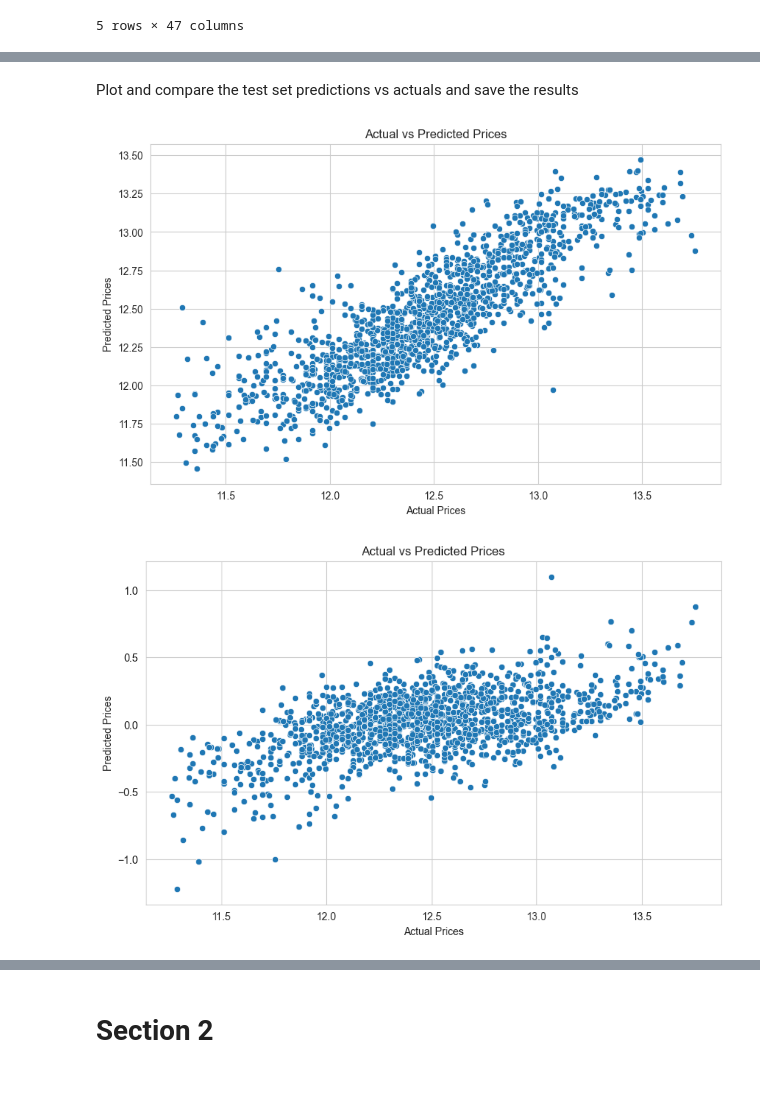
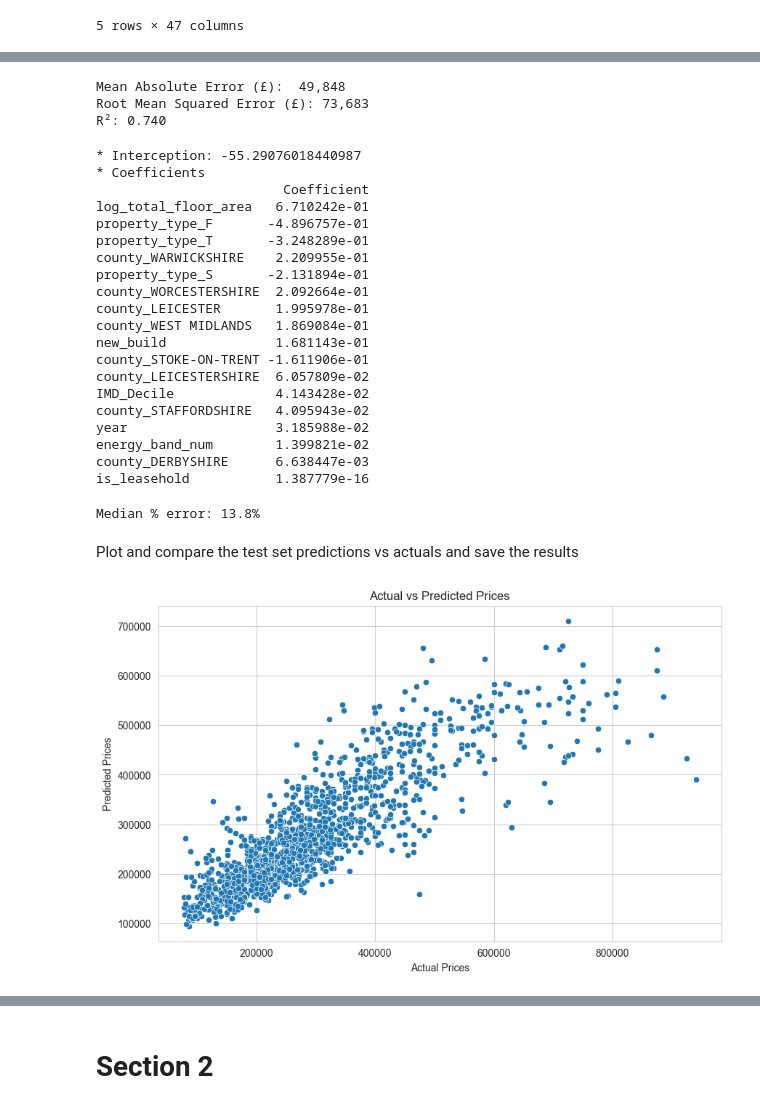
Before and after one commit to maleeper/Midlands_House_Prices, a Jupyter notebook: jupyter_notebooks/08 Predictive model.ipynb, the cells around one changed output, grey strips where cells are left out. Saved outputs shown, nothing was run; the diff lists cells and outputs as text; code cells hidden in the pictures.

Commit message:
model: running and evaluation

```diff
--- a/jupyter_notebooks/08 Predictive model.ipynb
+++ b/jupyter_notebooks/08 Predictive model.ipynb
@@ -188,13 +199,16 @@ y_test = test['log_price']
 from sklearn.linear_model import LinearRegression
 model = LinearRegression()
 model.fit(X_train, y_train)
+
 # Evaluate the model
 from sklearn.metrics import mean_absolute_error, mean_squared_error, r2_score
 y_pred = model.predict(X_test)
-mae = mean_absolute_error(y_test, y_pred)
-mse = mean_squared_error(y_test, y_pred)
+
+# Back-transform to pounds
+y_test_gbp = expm1(y_test)
+y_pred_gbp = expm1(y_pred)
+mae_gbp  = mean_absolute_error(y_test_gbp, y_pred_gbp)
+rmse_gbp = mean_squared_error(y_test_gbp, y_pred_gbp, squared=False)
+
 r2 = r2_score(y_test, y_pred)
-print(f'Mean Absolute Error: {mae}')
-print(f'Mean Squared Error: {mse}')
-print(f'R^2 Score: {r2}')
 # %% [output]
@@ -204,27 +218,59 @@ R^2 Score: 0.7403051767614249
+# %%
+print(f"Mean Absolute Error (£):  {mae_gbp:,.0f}")
+print(f"Root Mean Squared Error (£): {rmse_gbp:,.0f}")
+print(f"R²: {r2:.3f}")
+# %% [output]
+Mean Absolute Error (£):  49,848
+Root Mean Squared Error (£): 73,683
+R²: 0.740
+# %%
+print(f"* Interception: {model.intercept_}")
+coeff_df = pd.DataFrame(model.coef_, feature_cols, columns=["Coefficient"]).sort_values(
+    ["Coefficient"], key=abs, ascending=False
+    )
+print("* Coefficients")
+print(coeff_df)
+# %% [output]
+* Interception: -55.29076018440987
+* Coefficients
+                        Coefficient
+log_total_floor_area   6.710242e-01
+property_type_F       -4.896757e-01
+property_type_T       -3.248289e-01
+county_WARWICKSHIRE    2.209955e-01
+property_type_S       -2.131894e-01
+county_WORCESTERSHIRE  2.092664e-01
+county_LEICESTER       1.995978e-01
+county_WEST MIDLANDS   1.869084e-01
+new_build              1.681143e-01
+county_STOKE-ON-TRENT -1.611906e-01
+county_LEICESTERSHIRE  6.057809e-02
+IMD_Decile             4.143428e-02
+county_STAFFORDSHIRE   4.095943e-02
+year                   3.185988e-02
+energy_band_num        1.399821e-02
+county_DERBYSHIRE      6.638447e-03
+is_leasehold           1.387779e-16
+# %%
+# Median % error
+pct_err = np.abs((y_pred_gbp - y_test_gbp) / y_test_gbp)
+print(f"Median % error: {np.median(pct_err)*100:.1f}%")
+# %% [output]
+Median % error: 13.8%
 # %% [markdown]
 Plot and compare the test set predictions vs actuals and save the results
 # %%
 # plot the test set predictions vs actuals
+# use
+# y_test_gbp
+# y_pred_gbp
+
 sns.set_style('whitegrid')
 plt.figure(figsize=(10, 6))
-sns.scatterplot(x=y_test, y=y_pred)
+sns.scatterplot(x=y_test_gbp, y=y_pred_gbp)
 plt.xlabel('Actual Prices')
 plt.ylabel('Predicted Prices')
 plt.title('Actual vs Predicted Prices')
 plt.show()
-
-# plot the residuals
-residuals = y_test - y_pred
-sns.set_style('whitegrid')
-plt.figure(figsize=(10, 6))
-sns.scatterplot(x=y_test, y=residuals)
-plt.xlabel('Actual Prices')
-plt.ylabel('Predicted Prices')
-plt.title('Actual vs Predicted Prices')
-plt.show()
-
-# save the test set for future evaluation
-test.to_csv('../data/clean/test_set.csv', index=False)
 # %% [output]
-[figure, old version]
+[figure, new version]
-[figure, removed]
```
Also changed, not shown: parts of 5 cells of this notebook.
